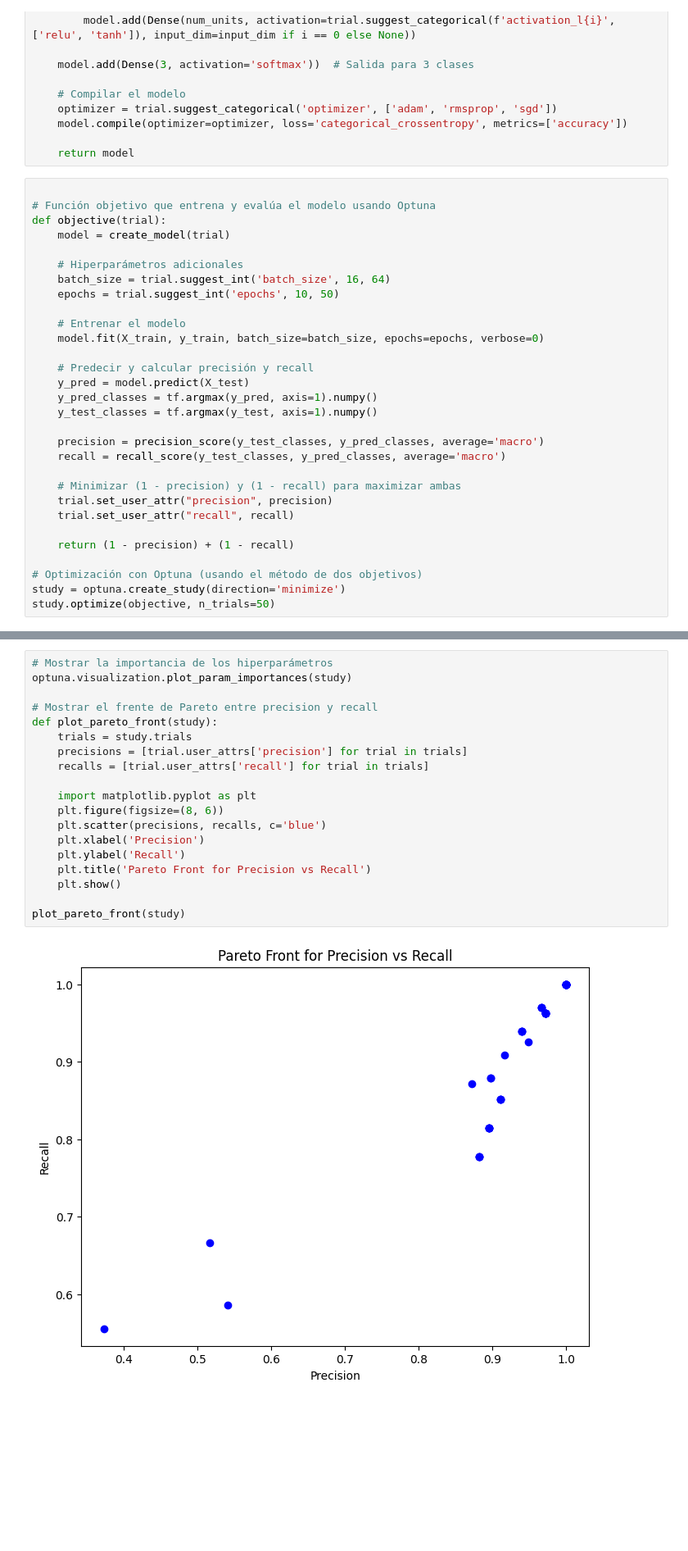
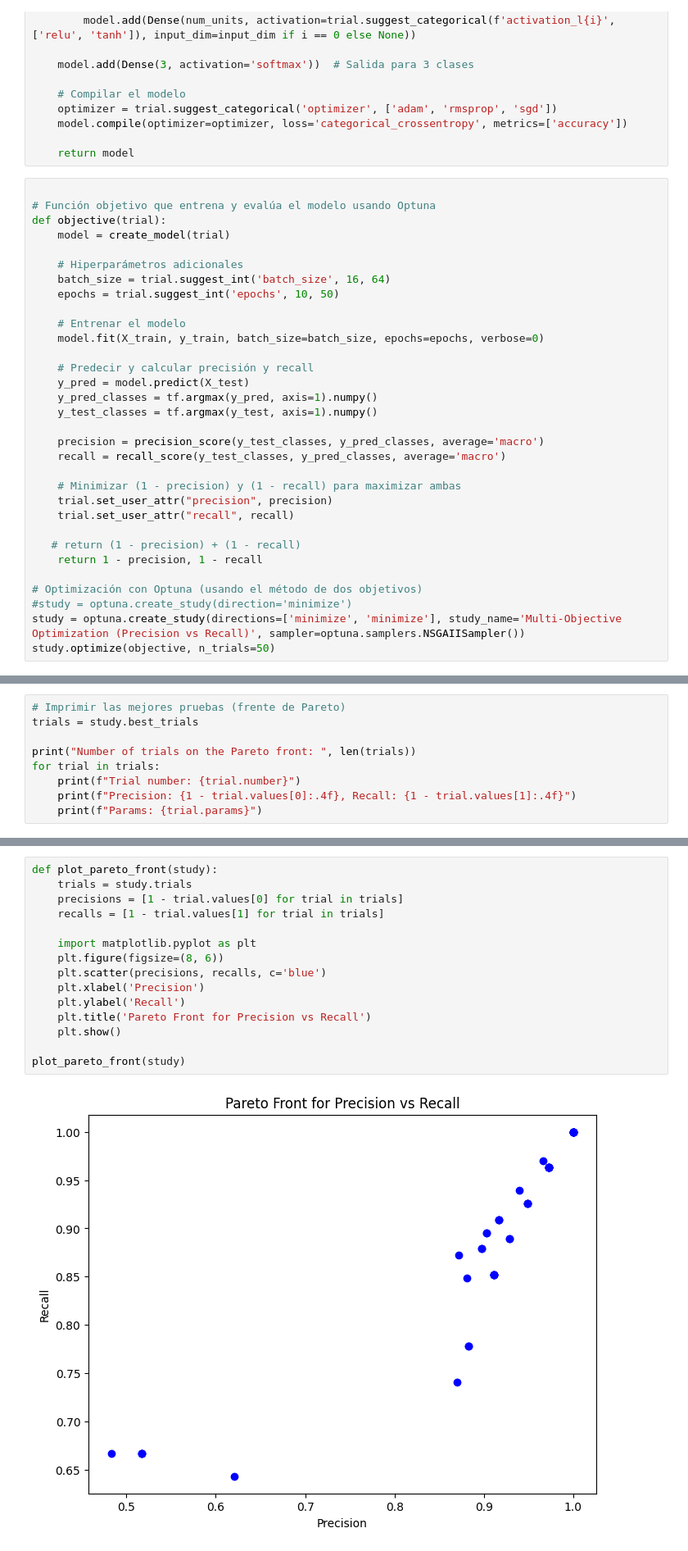
Before and after one commit to diegostaPy/cursoIA, a Jupyter notebook: Clase4-NN/5ejemplooptunairis.ipynb, the cells around one changed output, grey strips where cells are left out. Shown at 82% size. Saved outputs shown, nothing was run; the diff lists cells and outputs as text; blank space fills up the shorter version.

```diff
--- a/Clase4-NN/5ejemplooptunairis.ipynb
+++ b/Clase4-NN/5ejemplooptunairis.ipynb
@@ -78,8 +83,10 @@ def objective(trial):
     trial.set_user_attr("precision", precision)
     trial.set_user_attr("recall", recall)
 
-    return (1 - precision) + (1 - recall)
+   # return (1 - precision) + (1 - recall)
+    return 1 - precision, 1 - recall
 
 # Optimización con Optuna (usando el método de dos objetivos)
-study = optuna.create_study(direction='minimize')
+#study = optuna.create_study(direction='minimize')
+study = optuna.create_study(directions=['minimize', 'minimize'], study_name='Multi-Objective Optimization (Precision vs Recall)', sampler=optuna.samplers.NSGAIISampler())
 study.optimize(objective, n_trials=50)
@@ -116,0 +107,9 @@ Best trial recall: 1.0
+# %%
+# Imprimir las mejores pruebas (frente de Pareto)
+trials = study.best_trials
+
+print("Number of trials on the Pareto front: ", len(trials))
+for trial in trials:
+    print(f"Trial number: {trial.number}")
+    print(f"Precision: {1 - trial.values[0]:.4f}, Recall: {1 - trial.values[1]:.4f}")
+    print(f"Params: {trial.params}")
@@ -117,21 +142,17 @@ Best trial recall: 1.0
 # %%
-# Mostrar la importancia de los hiperparámetros
-optuna.visualization.plot_param_importances(study)
-
-# Mostrar el frente de Pareto entre precision y recall
 def plot_pareto_front(study):
     trials = study.trials
-    precisions = [trial.user_attrs['precision'] for trial in trials]
-    recalls = [trial.user_attrs['recall'] for trial in trials]
+    precisions = [1 - trial.values[0] for trial in trials]
+    recalls = [1 - trial.values[1] for trial in trials]
 
     import matplotlib.pyplot as plt
     plt.figure(figsize=(8, 6))
     plt.scatter(precisions, recalls, c='blue')
     plt.xlabel('Precision')
     plt.ylabel('Recall')
     plt.title('Pareto Front for Precision vs Recall')
     plt.show()
 
 plot_pareto_front(study)
 # %% [output]
-[figure, old version]
+[figure, new version]
```
Also changed, not shown: parts of 8 cells of this notebook, 2 other files.
